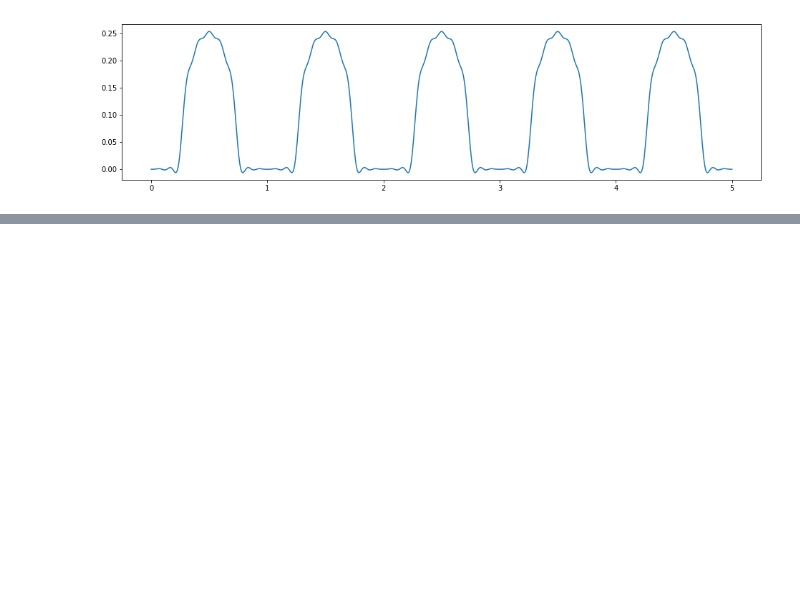
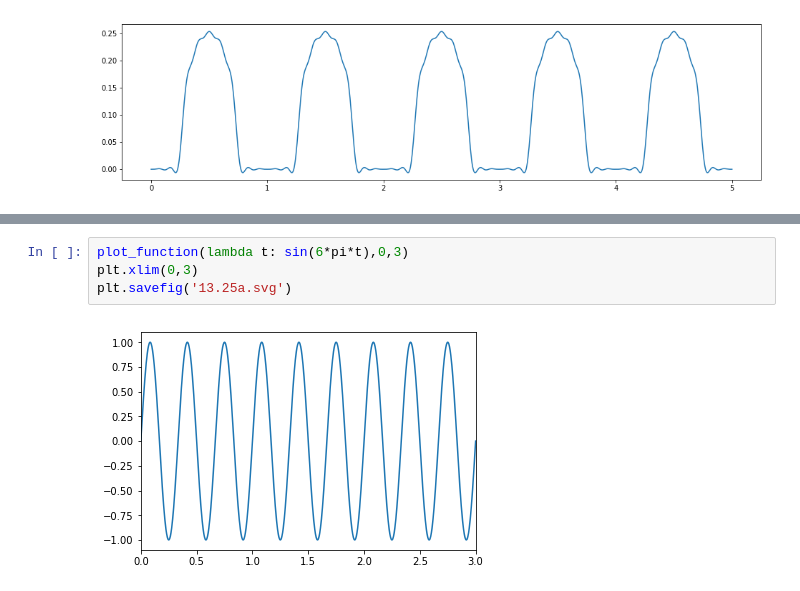
Before and after one commit to orlandpm/Math-for-Programmers, a Jupyter notebook: Chapter 13/figures/Make Figures.ipynb, the cells around one changed output, grey strips where cells are left out. Drawn from its saved outputs; the diff is of its cells as text; blank space fills up the shorter version.

```diff
--- a/Chapter 13/figures/Make Figures.ipynb
+++ b/Chapter 13/figures/Make Figures.ipynb
@@ -507,0 +541,6 @@ plt.savefig('13.29.svg')
+# %%
+plot_function(lambda t: sin(6*pi*t),0,3)
+plt.xlim(0,3)
+plt.savefig('13.25a.svg')
+# %% [output]
+[figure, added]
```
Also changed, not shown: parts of 10 cells of this notebook, 30 other files.
